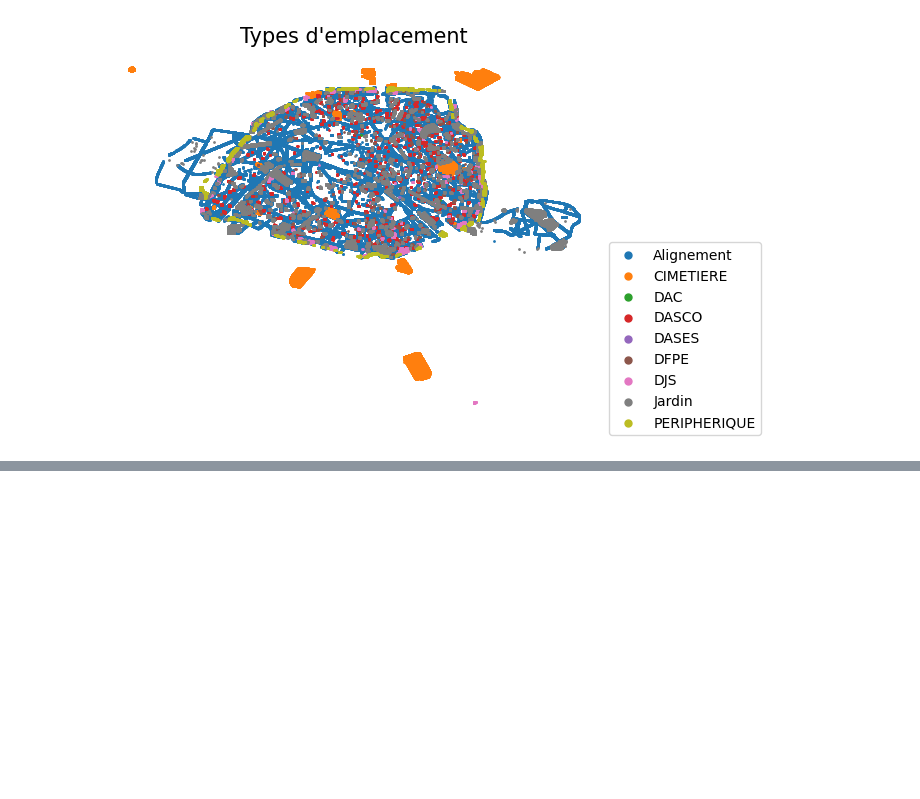
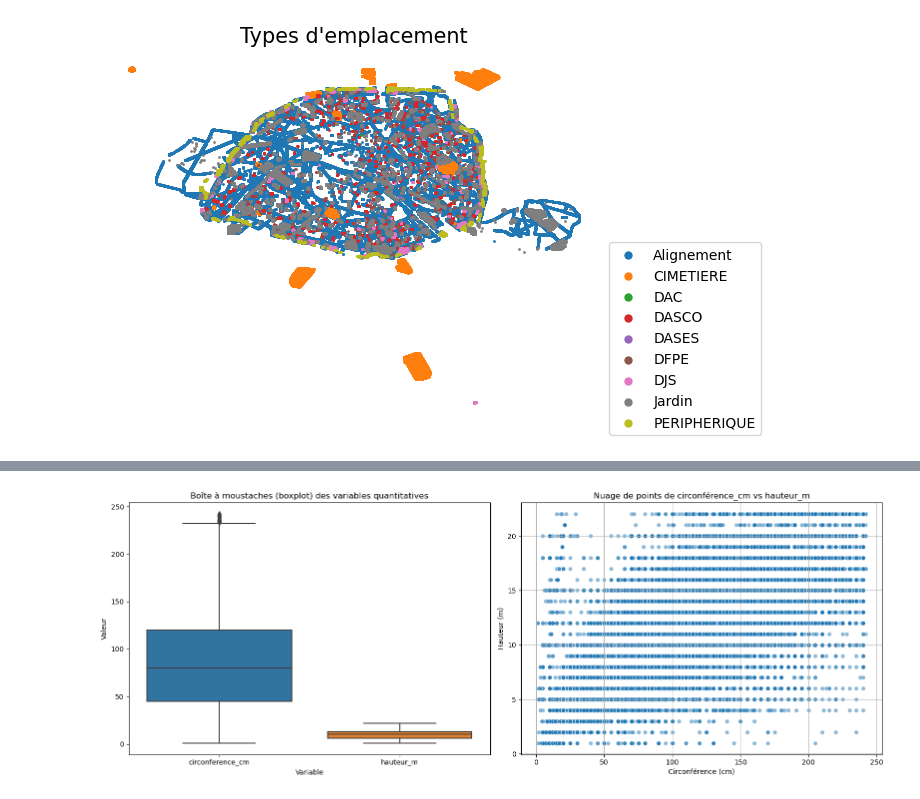
Before and after one commit to Aimen-prog/paris-trees, a Jupyter notebook: data4good.ipynb, the cells around one changed output, grey strips where cells are left out. Drawn from its saved outputs; the diff is of its cells as text; code cells hidden in the pictures; blank space fills up the shorter version.

```diff
--- a/data4good.ipynb
+++ b/data4good.ipynb
@@ -140,0 +310,20 @@ plot_type_emplacement(trees_df)
+# %%
+# create a figure with two subplots
+fig, axes = plt.subplots(1, 2, figsize=(16, 6))
+
+# plot boxplot of the 2 quantitative variables after excl
+sns.boxplot(data=trees_df_after_excl[qt_variables], ax=axes[0])
+axes[0].set_title('Boîte à moustaches (boxplot) des variables quantitatives')
+axes[0].set_xlabel('Variable')
+axes[0].set_ylabel('Valeur')
+
+# plot scatter plot between the 2 quantitative variables after excl
+sns.scatterplot(data=trees_df_after_excl, x='circonference_cm', y='hauteur_m', alpha=0.5, ax=axes[1])
+axes[1].set_title('Nuage de points de circonférence_cm vs hauteur_m')
+axes[1].set_xlabel('Circonférence (cm)')
+axes[1].set_ylabel('Hauteur (m)')
+axes[1].grid(True)
+plt.tight_layout()
+plt.show()
+# %% [output]
+[figure, added]
```
Also changed, not shown: parts of 15 cells of this notebook.
